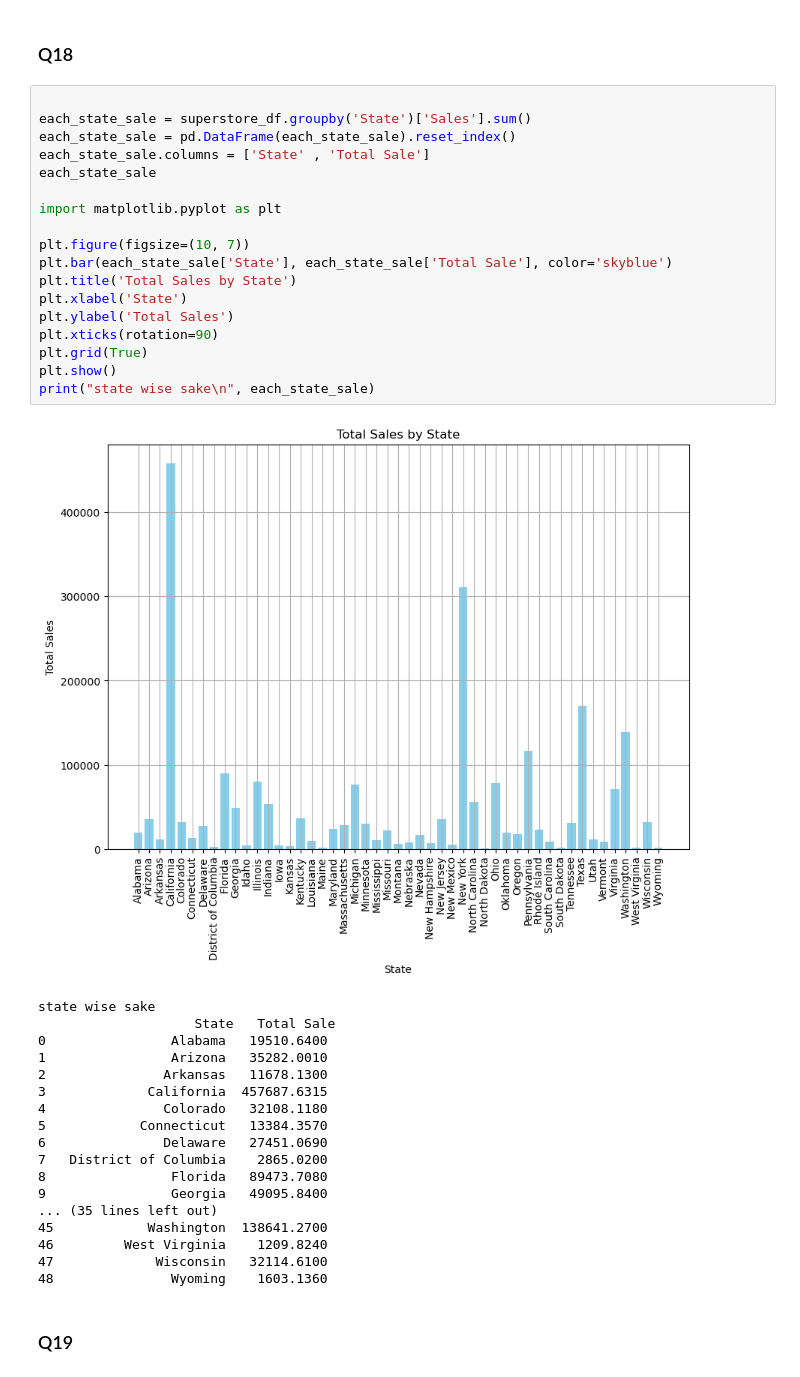
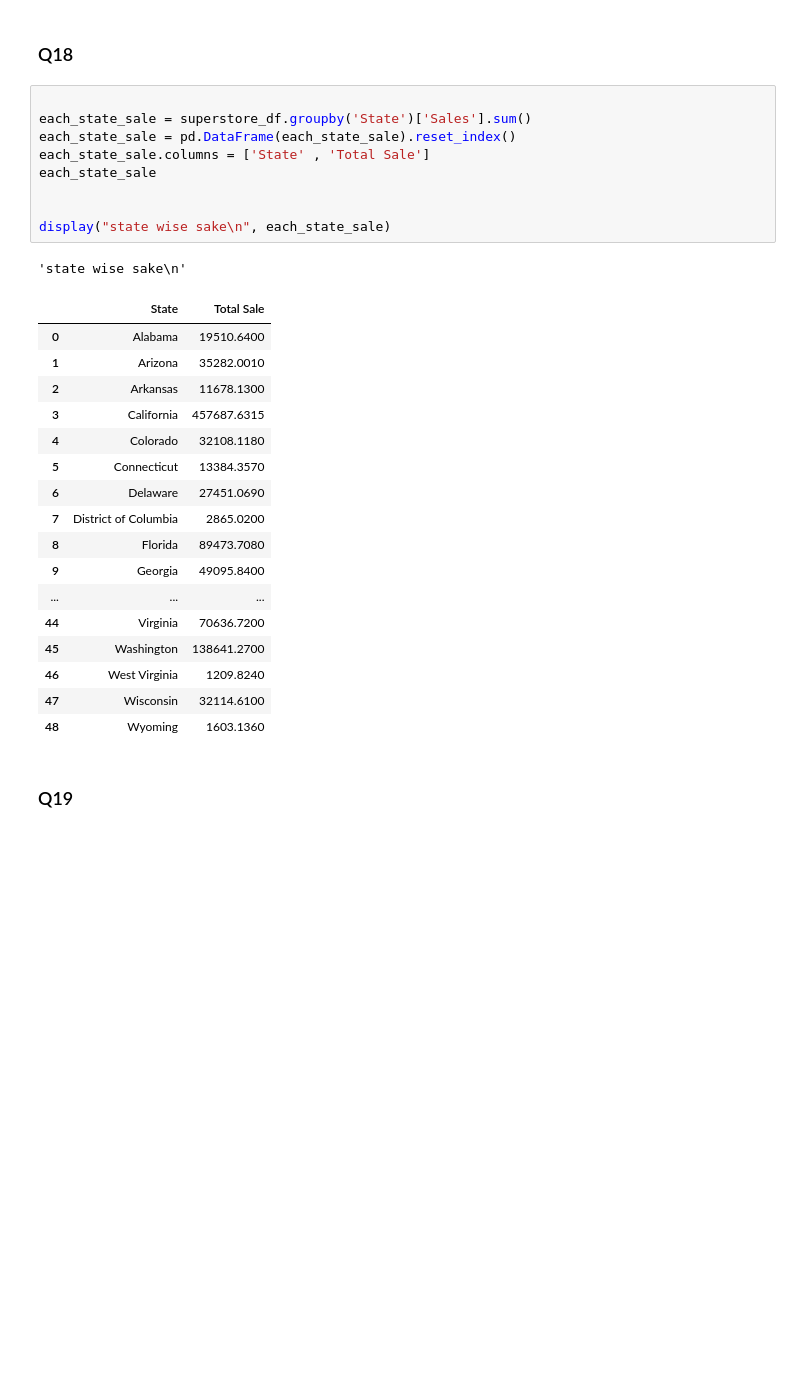
Before and after one commit to Ruchitaurkude13/Numpy---Pandas, a Jupyter notebook: Pandas-assignment1.ipynb, the cells around one changed output. Drawn from its saved outputs; the diff is of its cells as text; blank space fills up the shorter version.

```diff
--- a/Pandas-assignment1.ipynb
+++ b/Pandas-assignment1.ipynb
@@ -297,40 +284,31 @@ Total Sale =  2297200.8603000003
 # %%
 
 each_state_sale = superstore_df.groupby('State')['Sales'].sum()
 each_state_sale = pd.DataFrame(each_state_sale).reset_index()
 each_state_sale.columns = ['State' , 'Total Sale']
 each_state_sale
 
-import matplotlib.pyplot as plt
 
-plt.figure(figsize=(10, 7))
-plt.bar(each_state_sale['State'], each_state_sale['Total Sale'], color='skyblue')
-plt.title('Total Sales by State')
-plt.xlabel('State')
-plt.ylabel('Total Sales')
-plt.xticks(rotation=90)
-plt.grid(True)
-plt.show()
-print("state wise sake\n", each_state_sale)
+display("state wise sake\n", each_state_sale)
 # %% [output]
-[figure, removed]
-state wise sake
-                    State   Total Sale
-0                Alabama   19510.6400
-1                Arizona   35282.0010
-2               Arkansas   11678.1300
-3             California  457687.6315
-4               Colorado   32108.1180
-5            Connecticut   13384.3570
-6               Delaware   27451.0690
-7   District of Columbia    2865.0200
-8                Florida   89473.7080
-9                Georgia   49095.8400
-... (35 lines left out)
-45            Washington  138641.2700
-46         West Virginia    1209.8240
-47             Wisconsin   32114.6100
-48               Wyoming    1603.1360
+'state wise sake\n'
+|  | State | Total Sale |
+| 0 | Alabama | 19510.6400 |
+| 1 | Arizona | 35282.0010 |
+| 2 | Arkansas | 11678.1300 |
+| 3 | California | 457687.6315 |
+| 4 | Colorado | 32108.1180 |
+| 5 | Connecticut | 13384.3570 |
+| 6 | Delaware | 27451.0690 |
+| 7 | District of Columbia | 2865.0200 |
+| 8 | Florida | 89473.7080 |
+| 9 | Georgia | 49095.8400 |
+| ... | ... | ... |
+| 44 | Virginia | 70636.7200 |
+| 45 | Washington | 138641.2700 |
+| 46 | West Virginia | 1209.8240 |
+| 47 | Wisconsin | 32114.6100 |
+| 48 | Wyoming | 1603.1360 |
 # %% [markdown]
 ### Q19
 # %%
```
Also changed, not shown: parts of 11 cells of this notebook.
